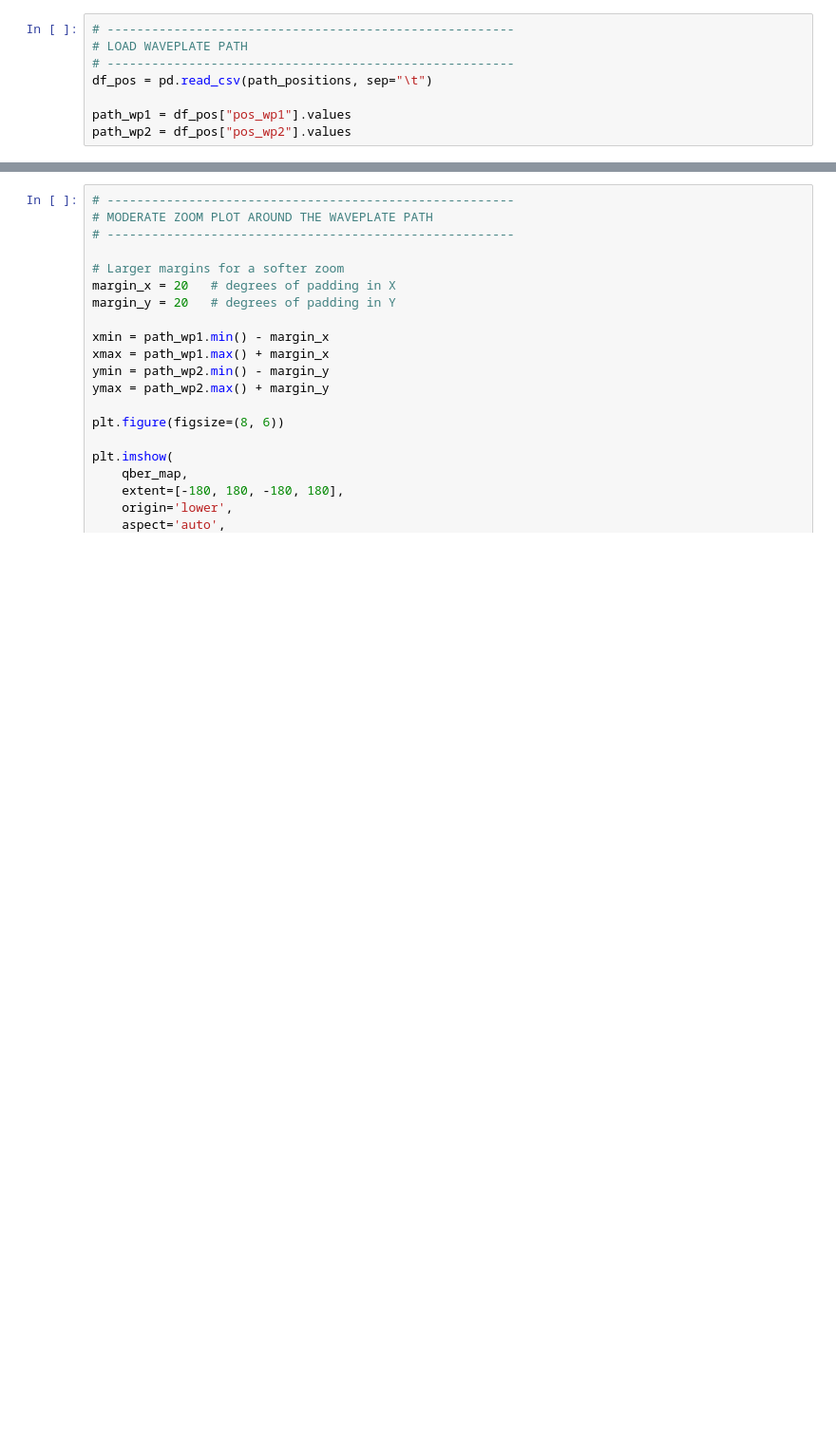
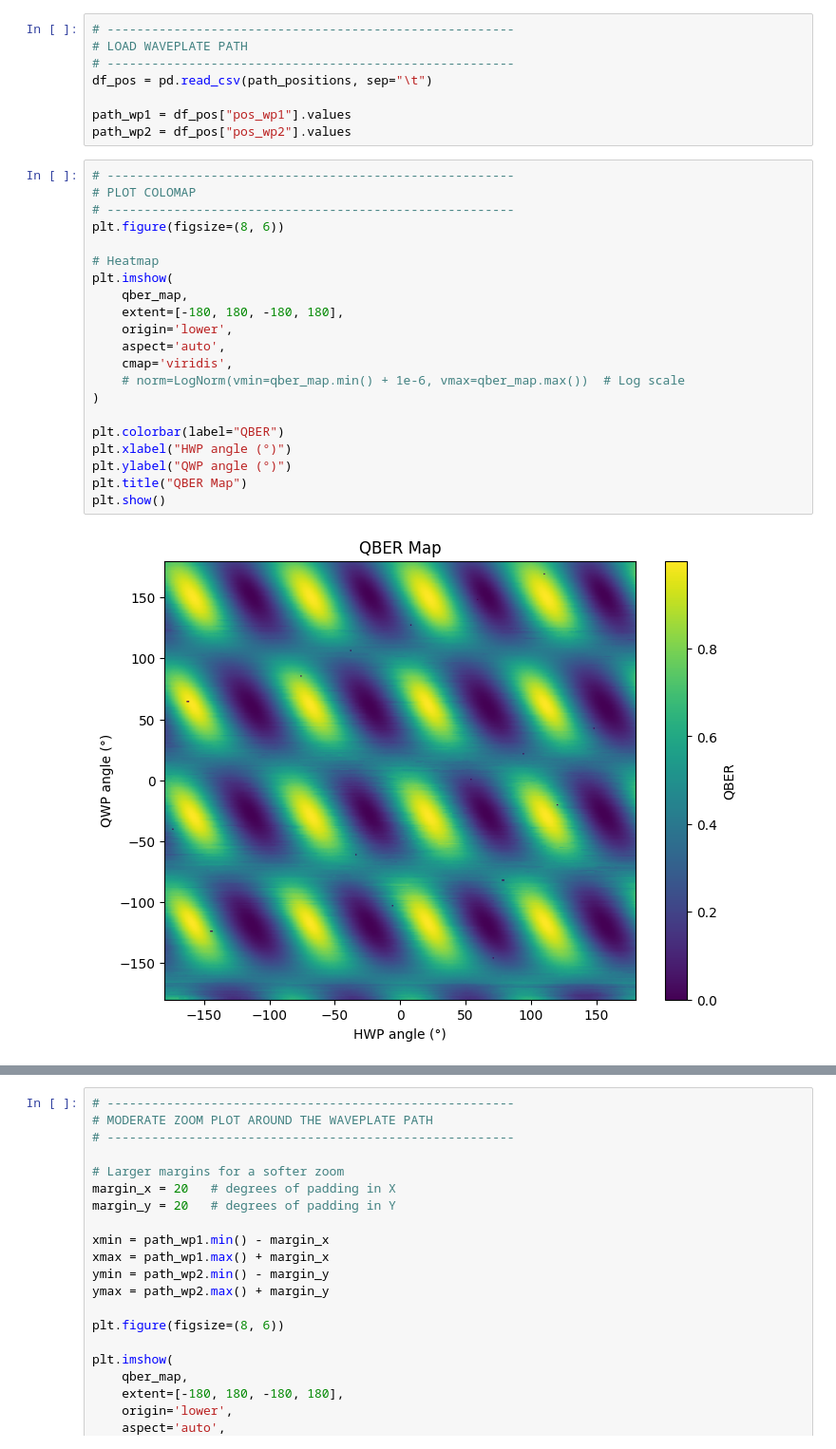
Before and after one commit to RaulLahoz/QBER_ActiveCompensation, a Jupyter notebook: Waveplate_Optimization_Path.ipynb, the cells around one changed output, grey strips where cells are left out. Shown at 95% size. Drawn from its saved outputs; the diff is of its cells as text; blank space fills up the shorter version.

```diff
--- a/Waveplate_Optimization_Path.ipynb
+++ b/Waveplate_Optimization_Path.ipynb
@@ -36,5 +36,28 @@ df_pos = pd.read_csv(path_positions, sep="\t")
 
 path_wp1 = df_pos["pos_wp1"].values
 path_wp2 = df_pos["pos_wp2"].values
+# %%
+# -------------------------------------------------------
+# PLOT COLOMAP
+# -------------------------------------------------------
+plt.figure(figsize=(8, 6))
+
+# Heatmap
+plt.imshow(
+    qber_map,
+    extent=[-180, 180, -180, 180],
+    origin='lower',
+    aspect='auto',
+    cmap='viridis',
+    # norm=LogNorm(vmin=qber_map.min() + 1e-6, vmax=qber_map.max())  # Log scale
+)
+
+plt.colorbar(label="QBER")
+plt.xlabel("HWP angle (°)")
+plt.ylabel("QWP angle (°)")
+plt.title("QBER Map")
+plt.show()
+# %% [output]
+[figure, added]
 # %%
 # -------------------------------------------------------
```
Also changed, not shown: parts of 1 cell of this notebook.
